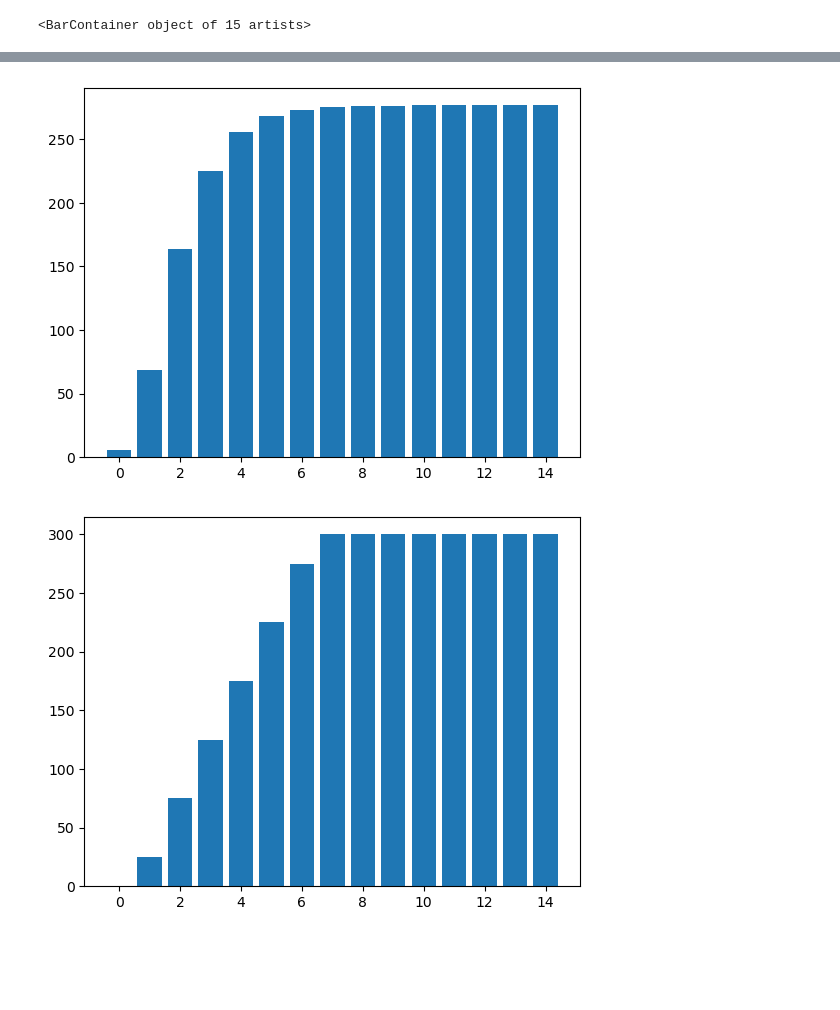
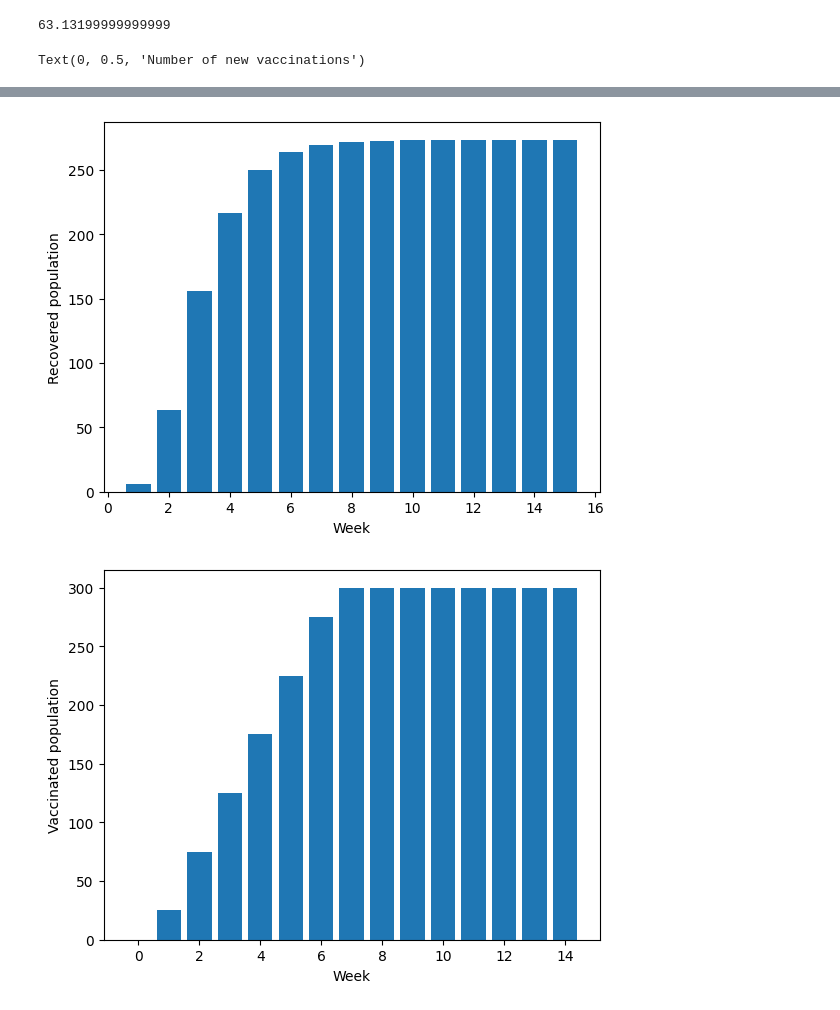
Before and after one commit to GiovanniTortia/Network_Dynamics, a Jupyter notebook: HW3/Pandemic.ipynb, the cells around one changed output, grey strips where cells are left out. Cells and saved outputs as stored; diff of their text form; code cells hidden in the pictures; blank space fills up the shorter version.

```diff
--- a/HW3/Pandemic.ipynb
+++ b/HW3/Pandemic.ipynb
@@ -132,6 +129,6 @@ edges = np.array(G.edges)
 # %%
 # Simulate Pandemic
-N = 100
+N = 500
 T_FIN = 15
 initial_infections = 10
 beta = 0.25
@@ -172,9 +185,6 @@ plt.bar(range(T_FIN), avg_new_infections)
-# %%
-# Exercise 1.2
-
-G = generate_random_graph(500, 6)
-W = nx.to_numpy_array(G)
 # %%
+# Exercise 1.2
+
 # Define infection and simulation parameters
 N = 100
 T_FIN = 15
@@ -189,8 +199,14 @@ avg_I = np.zeros(T_FIN)
 avg_R = np.zeros(T_FIN)
 avg_new_infections = np.zeros(T_FIN)
 
+max_deg = 0
+
 # Simulate N times and average
 for i in range(N):
+    W = generate_random_graph(500, 6)
+    w = np.sum(W, axis=1)
+    max_deg += np.max(w)
+
     S, I, R, new_inf, _ = simulate_infection(W, T_FIN, initial_infections, beta, rho, vaccines)
     avg_S += S
     avg_I += I
@@ -201,6 +217,7 @@ avg_S = avg_S/N
 avg_I = avg_I/N
 avg_R = avg_R/N
 avg_new_infections = avg_new_infections/N
+max_deg /= N
 # %%
 # Plots
 
@@ -239,6 +275,7 @@ avg_new_vax = np.zeros(T_FIN)
 
 # Simulate N times and average
 for i in range(N):
+    W = generate_random_graph(500, 6)
     S, I, R, new_inf, new_vax = simulate_infection(W, T_FIN, initial_infections, beta, rho, vaccines)
     avg_S += S
     avg_I += I
@@ -258,18 +295,39 @@ avg_new_vax = avg_new_vax/N
 # %%
 # Plots
 
+perc_exp = np.sum(avg_new_infections)
+perc_exp /= 5
+print(perc_exp)
+
 f = plt.figure()
-plt.bar(range(T_FIN), avg_S)
+plt.bar(range(1,T_FIN+1), avg_S)
+plt.xlabel('Week')
+plt.ylabel('Susceptible population')
+
 f = plt.figure()
-plt.bar(range(T_FIN), avg_I)
+plt.bar(range(1,T_FIN+1), avg_I)
+plt.xlabel('Week')
+plt.ylabel('Infected population')
+
 f = plt.figure()
-plt.bar(range(T_FIN), avg_R)
+plt.bar(range(1,T_FIN+1), avg_R)
+plt.xlabel('Week')
+plt.ylabel('Recovered population')
+
 f = plt.figure()
 plt.bar(range(T_FIN), avg_V)
+plt.xlabel('Week')
+plt.ylabel('Vaccinated population')
 
 f = plt.figure()
-plt.bar(range(T_FIN), avg_new_infections)
+plt.bar(range(1,T_FIN+1), avg_new_infections)
+plt.xlabel('Week')
+plt.ylabel('Number of new infections')
+
 f = plt.figure()
 plt.bar(range(T_FIN), avg_new_vax)
+plt.xlabel('Week')
+plt.ylabel('Number of new vaccinations')
 # %% [output]
-<BarContainer object of 15 artists>
+63.13199999999999
+Text(0, 0.5, 'Number of new vaccinations')
@@ -278,2 +336,2 @@ plt.bar(range(T_FIN), avg_new_vax)
-[figure, old version]
+[figure, new version]
-[figure, old version]
+[figure, new version]
```
Also changed, not shown: parts of 7 cells of this notebook.
